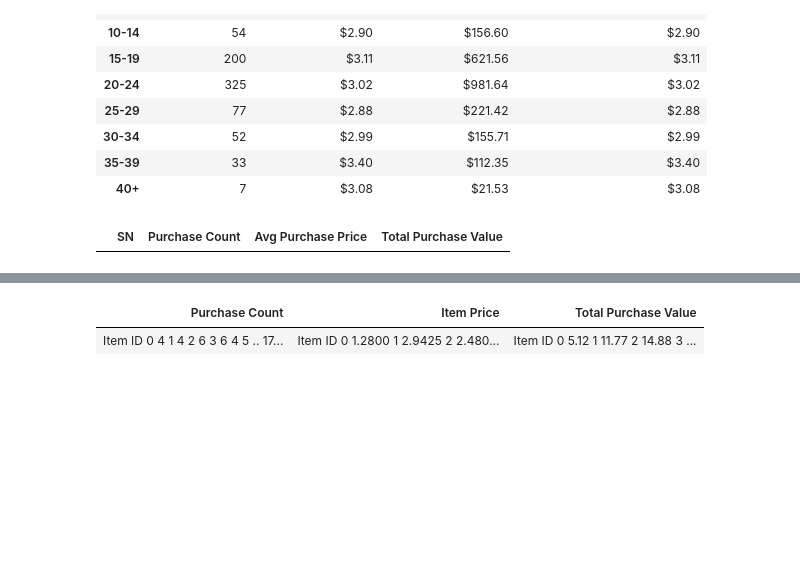
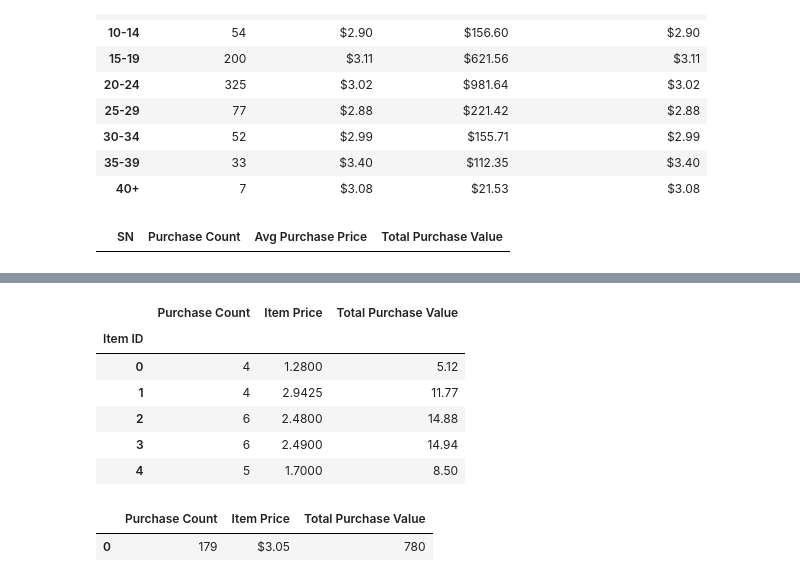
Before and after one commit to cdfencing/Pandas-Challenge, a Jupyter notebook: Heroes of Pymoli/HeroesofPymoli.ipynb, the cells around one changed output, grey strips where cells are left out. Drawn from its saved outputs; the diff is of its cells as text; code cells hidden in the pictures; blank space fills up the shorter version.

```diff
--- a/Heroes of Pymoli/HeroesofPymoli.ipynb
+++ b/Heroes of Pymoli/HeroesofPymoli.ipynb
@@ -392,13 +406,39 @@ item_price = pymoli_df.groupby(["Item ID"]).mean()["Price"].rename("Item Price")
 item_total_purchase = pymoli_df.groupby(["Item ID"]).sum()["Price"].rename("Total Purchase Value")
 # %%
 #create data frame for top spenders by screen name
-items_summary = pd.DataFrame({"Purchase Count": [item_purchase_count], "Item Price": [item_price],
-                                     "Total Purchase Value": [item_total_purchase]})
+items_summary = pd.DataFrame({"Purchase Count": item_purchase_count, "Item Price": item_price,
+                                     "Total Purchase Value": item_total_purchase})
 
-items_summary.style.hide_index()
+items_summary.head()
 # %% [output]
-| Purchase Count | Item Price | Total Purchase Value |
-| Item ID 0 4 1 4 2 6 3 6 4 5 .. 17... | Item ID 0 1.2800 1 2.9425 2 2.480... | Item ID 0 5.12 1 11.77 2 14.88 3 ... |
+|  | Purchase Count | Item Price | Total Purchase Value |
+| Item ID |  |  |  |
+| 0 | 4 | 1.2800 | 5.12 |
+| 1 | 4 | 2.9425 | 11.77 |
+| 2 | 6 | 2.4800 | 14.88 |
+| 3 | 6 | 2.4900 | 14.94 |
+| 4 | 5 | 1.7000 | 8.50 |
+# %%
+col = ["Purchase Count",
+       "Item Price",
+       "Total Purchase Value"]
+
+val = [[pymoli_df["Item ID"].nunique()],
+       [pymoli_df["Price"].mean()],
+       [pymoli_df["SN"].count()],
+       [pymoli_df["Price"].sum()]]
+
+summary_table = pd.DataFrame(dict(zip(col, val))).round(2)
+
+forms = ['{:,}', '${:,.2f}', '{:,}', '${:,.2f}']
+
+for i, var in enumerate(col):
+    summary_table[var] = summary_table[var].map(forms[i].format)
+
+summary_table
+# %% [output]
+|  | Purchase Count | Item Price | Total Purchase Value |
+| 0 | 179 | $3.05 | 780 |
 # %%
 # Create most popular items data frame
 #items = pymoli_df[["Item ID", "Item Name", "Price"]]
```
Also changed, not shown: parts of 3 cells of this notebook.
